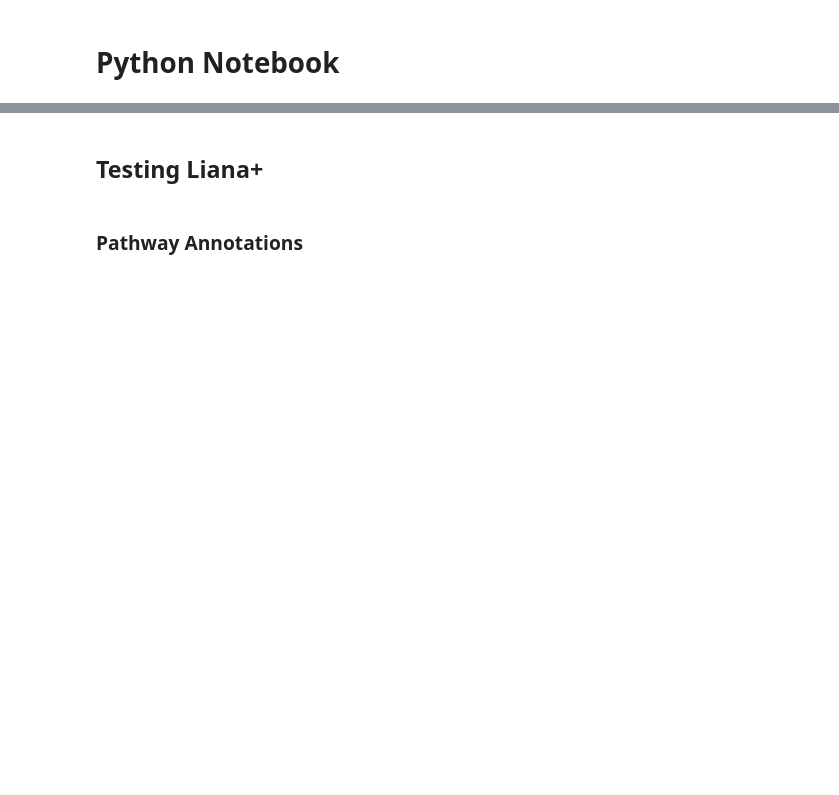
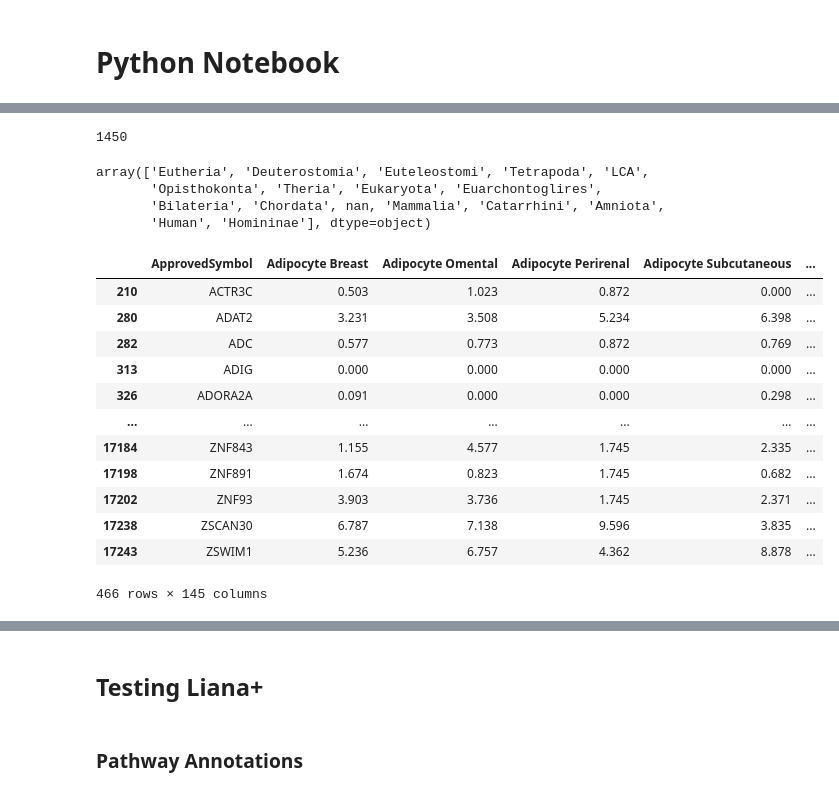
Before and after one commit to bioinfo-YCU/ConnectomeDB, a Jupyter notebook: Python_test.ipynb, the cells around one changed output, grey strips where cells are left out. Saved outputs shown, nothing was run; the diff lists cells and outputs as text; code cells hidden in the pictures; blank space fills up the shorter version.

```diff
--- a/Python_test.ipynb
+++ b/Python_test.ipynb
@@ -38,0 +22,45 @@ Name: Human LR Pair, dtype: object
+# %%
+import requests
+import pandas as pd
+import numpy as np
+import sys
+import os
+
+sys.path.append(os.path.abspath("src"))  # Add src directory to path
+from createDataTable import gene_pair0
+
+# Get all unique genes
+ligand_list = gene_pair0["Ligand"].tolist()
+receptor_list = gene_pair0["Receptor"].tolist()
+unique_genes = list(set(ligand_list + receptor_list))  # Combine and remove duplicates
+len(unique_genes)
+# %% [output]
+1450
+# %%
+connectomeDB = pd.read_table("data/connectome_j.tsv", sep="\t")
+# %%
+connectomeDB['Taxon'].unique()
+# %% [output]
+array(['Eutheria', 'Deuterostomia', 'Euteleostomi', 'Tetrapoda', 'LCA',
+       'Opisthokonta', 'Theria', 'Eukaryota', 'Euarchontoglires',
+       'Bilateria', 'Chordata', nan, 'Mammalia', 'Catarrhini', 'Amniota',
+       'Human', 'Homininae'], dtype=object)
+# %%
+connectomeDB = connectomeDB[connectomeDB["Taxon"]== "Human"]
+connectomeDB = connectomeDB.drop(columns=["Localization", "Taxon"] + [col for col in connectomeDB.columns if col.startswith("F5_")])
+# %%
+connectomeDB
+# %% [output]
+|  | ApprovedSymbol | Adipocyte Breast | Adipocyte Omental | Adipocyte Perirenal | Adipocyte Subcutaneous | ... |
+| 210 | ACTR3C | 0.503 | 1.023 | 0.872 | 0.000 | ... |
+| 280 | ADAT2 | 3.231 | 3.508 | 5.234 | 6.398 | ... |
+| 282 | ADC | 0.577 | 0.773 | 0.872 | 0.769 | ... |
+| 313 | ADIG | 0.000 | 0.000 | 0.000 | 0.000 | ... |
+| 326 | ADORA2A | 0.091 | 0.000 | 0.000 | 0.298 | ... |
+| ... | ... | ... | ... | ... | ... | ... |
+| 17184 | ZNF843 | 1.155 | 4.577 | 1.745 | 2.335 | ... |
+| 17198 | ZNF891 | 1.674 | 0.823 | 1.745 | 0.682 | ... |
+| 17202 | ZNF93 | 3.903 | 3.736 | 1.745 | 2.371 | ... |
+| 17238 | ZSCAN30 | 6.787 | 7.138 | 9.596 | 3.835 | ... |
+| 17243 | ZSWIM1 | 5.236 | 6.757 | 4.362 | 8.878 | ... |
+466 rows × 145 columns
```
Also changed, not shown: parts of 37 cells of this notebook, 17 other files.
